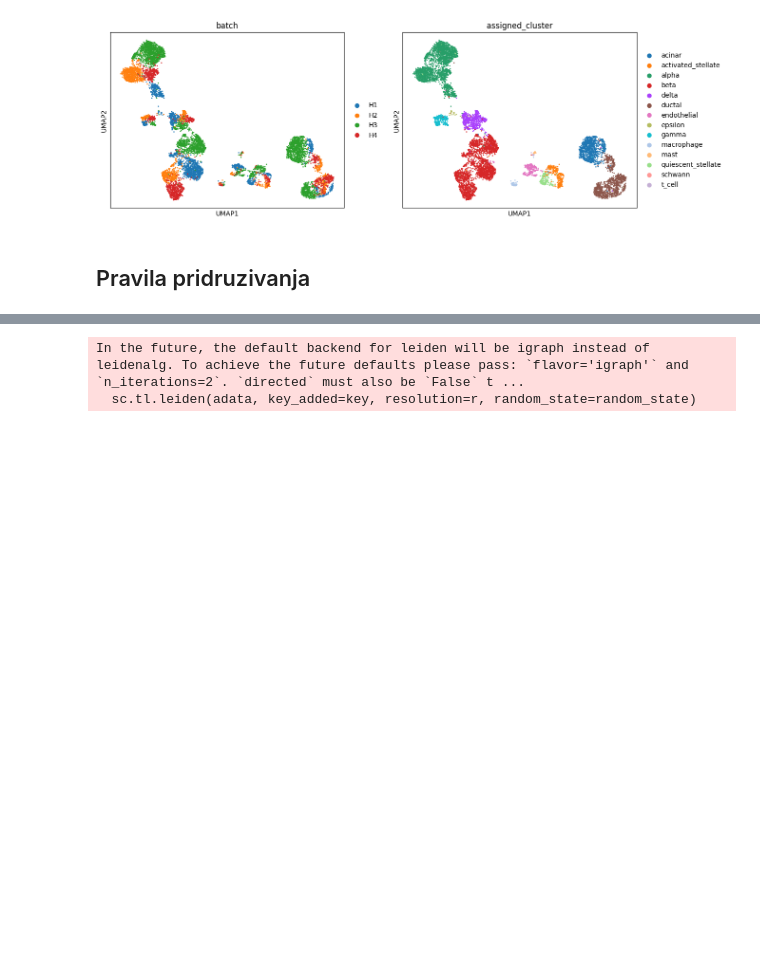
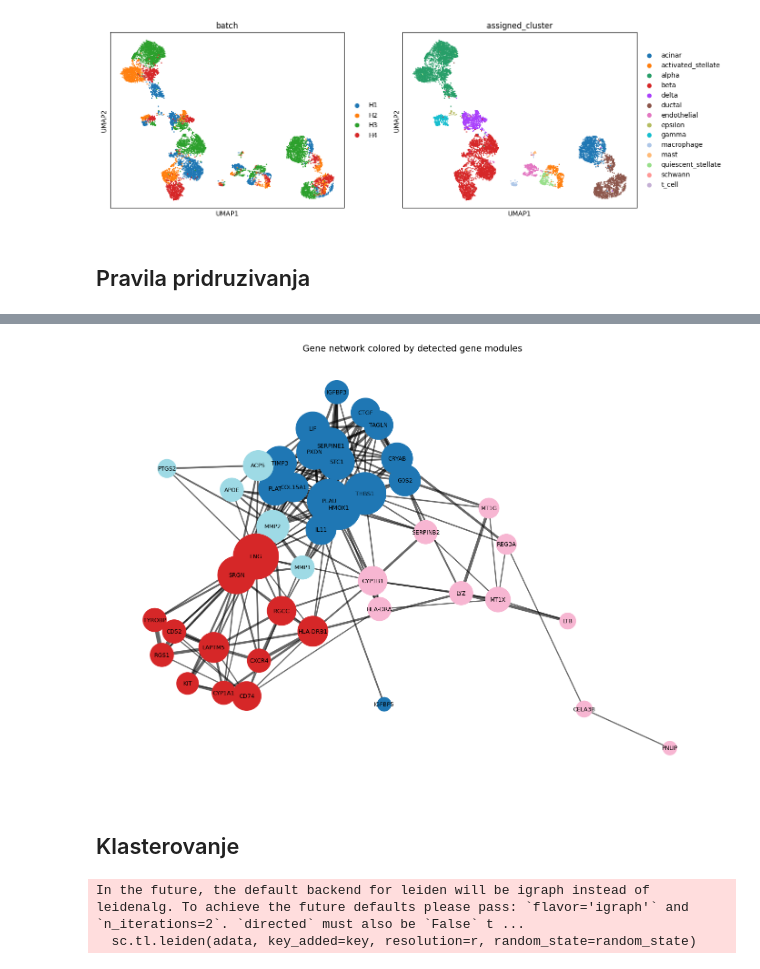
Before and after one commit to janazivkovic02/Single-Cell-Pancreas-Analysis, a Jupyter notebook: notebooks/01_exploration.ipynb, the cells around one changed output, grey strips where cells are left out. Drawn from its saved outputs; the diff is of its cells as text; code cells hidden in the pictures; blank space fills up the shorter version.

```diff
--- a/notebooks/01_exploration.ipynb
+++ b/notebooks/01_exploration.ipynb
@@ -152,3 +169,67 @@ Filtered rules: 275
+# %%
+gene_to_module = {}
+for i, module in enumerate(modules):
+    for gene in module:
+        gene_to_module[gene] = i
+# %%
+import matplotlib.pyplot as plt
+import networkx as nx
+import numpy as np
+
+# uzmi najveću povezanu komponentu da graf bude pregledniji
+if G_gene.number_of_nodes() > 0 and G_gene.number_of_edges() > 0:
+    largest_cc = max(nx.connected_components(G_gene), key=len)
+    G_plot = G_gene.subgraph(largest_cc).copy()
+else:
+    G_plot = G_gene.copy()
+
+# raspored čvorova
+pos = nx.spring_layout(G_plot, seed=42, k=0.45)
+
+# boja čvorova po modulu
+node_colors = [gene_to_module.get(node, -1) for node in G_plot.nodes()]
+
+# veličina čvorova po stepenu
+degrees = dict(G_plot.degree())
+node_sizes = [300 + 180 * degrees[n] for n in G_plot.nodes()]
+
+# debljina ivica po lift
+edge_widths = []
+for u, v in G_plot.edges():
+    lift = G_plot[u][v].get("lift", 1.0)
+    edge_widths.append(1 + 1.5 * (lift - 1))
+
+plt.figure(figsize=(14, 10))
+
+nx.draw_networkx_nodes(
+    G_plot,
+    pos,
+    node_color=node_colors,
+    node_size=node_sizes,
+    cmap=plt.cm.tab20
+)
+
+nx.draw_networkx_edges(
+    G_plot,
+    pos,
+    width=edge_widths,
+    alpha=0.6
+)
+
+nx.draw_networkx_labels(
+    G_plot,
+    pos,
+    font_size=9
+)
+
+plt.title("Gene network colored by detected gene modules", fontsize=14)
+plt.axis("off")
+plt.tight_layout()
+plt.show()
+# %% [output]
+[figure, added]
+# %% [markdown]
+## Klasterovanje
 # %%
 from src.clustering import cluster_kmeans, cluster_spectral, cluster_gmm
 from src.clustering import cluster_hdbscan, cluster_leiden
```
Also changed, not shown: parts of 8 cells of this notebook, 2 other files.
